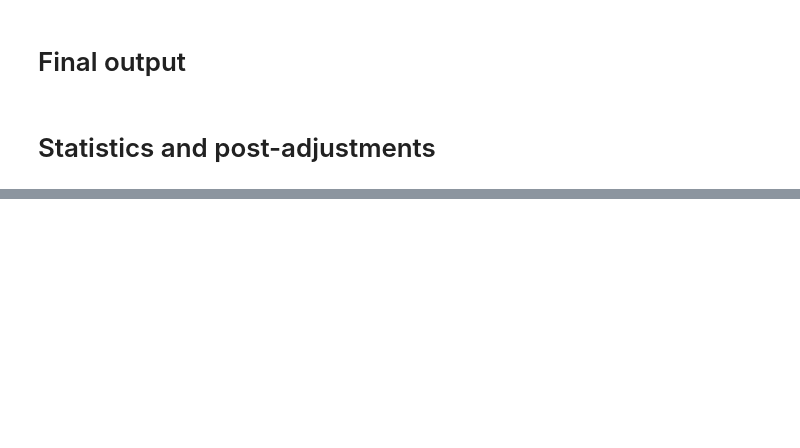
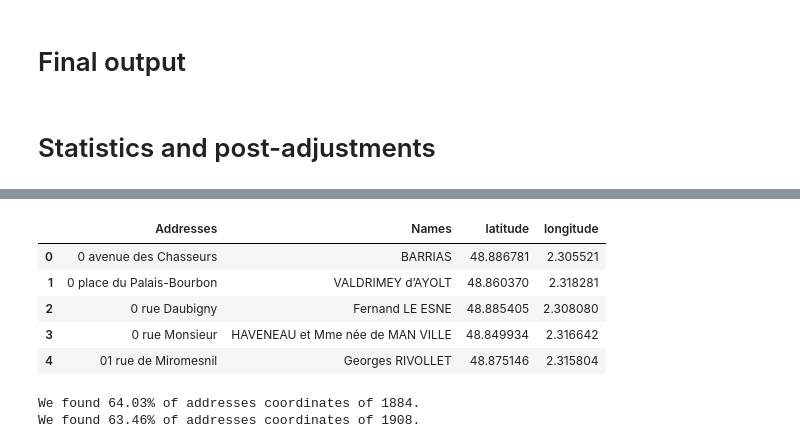
Before and after one commit to AndreaScalisi/FDH, a Jupyter notebook: get_coord.ipynb, the cells around one changed output, grey strips where cells are left out. Cells and saved outputs as stored; diff of their text form; code cells hidden in the pictures; blank space fills up the shorter version.

```diff
--- a/get_coord.ipynb
+++ b/get_coord.ipynb
@@ -278,0 +323,18 @@ We found 91.99% of addresses coordinates.
+# %%
+final_1908.head()
+# %% [output]
+|  | Addresses | Names | latitude | longitude |
+| 0 | 0 avenue des Chasseurs | BARRIAS | 48.886781 | 2.305521 |
+| 1 | 0 place du Palais-Bourbon | VALDRIMEY d’AYOLT | 48.860370 | 2.318281 |
+| 2 | 0 rue Daubigny | Fernand LE ESNE | 48.885405 | 2.308080 |
+| 3 | 0 rue Monsieur | HAVENEAU et Mme née de MAN VILLE | 48.849934 | 2.316642 |
+| 4 | 01 rue de Miromesnil | Georges RIVOLLET | 48.875146 | 2.315804 |
+# %%
+# We also group df_1884 and df_1908 by Addresses and Names just in case
+found = len(final_1884)/len(df_1884.groupby(["Addresses", "Names"]))*100
+print("We found %0.2f%% of addresses coordinates of 1884." %found)
+found = len(final_1908)/len(df_1908.groupby(["Addresses", "Names"]))*100
+print("We found %0.2f%% of addresses coordinates of 1908." %found)
+# %% [output]
+We found 64.03% of addresses coordinates of 1884.
+We found 63.46% of addresses coordinates of 1908.
```
Also changed, not shown: parts of 14 cells of this notebook, 5 other files.
